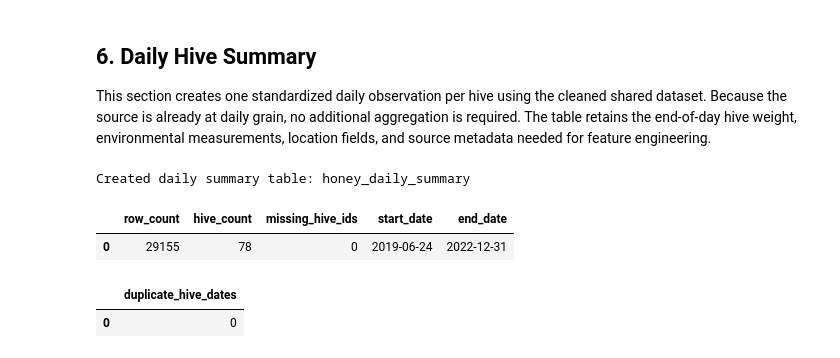
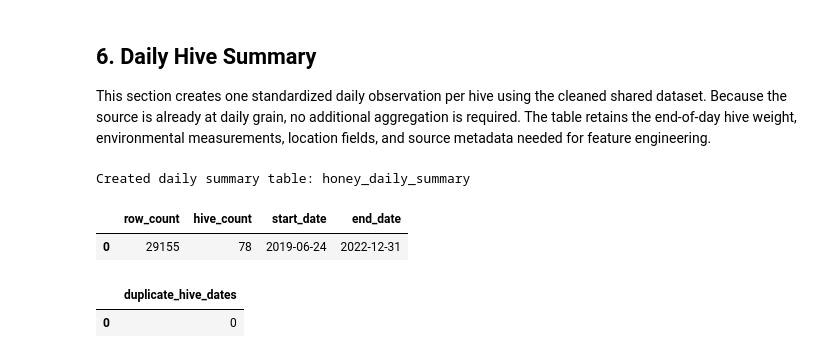
Before and after one commit to stephfn/honey-yield-predictive-model, a Jupyter notebook: Stephanie_Work/Honey_Project_Pipeline.ipynb, the cells around one changed output. Saved outputs shown, nothing was run; the diff lists cells and outputs as text; code cells hidden in the pictures.

```diff
--- a/Stephanie_Work/Honey_Project_Pipeline.ipynb
+++ b/Stephanie_Work/Honey_Project_Pipeline.ipynb
@@ -430,20 +421,19 @@ print("Created daily summary table: honey_daily_summary")
 # %% [output]
 Created daily summary table: honey_daily_summary
 # %%
-summary_check = con.execute("""
+daily_summary = con.execute("""
 SELECT
     COUNT(*) AS row_count,
     COUNT(DISTINCT hive_id) AS hive_count,
-    COUNT(*) - COUNT(hive_id) AS missing_hive_ids,
     MIN(measurement_date) AS start_date,
     MAX(measurement_date) AS end_date
-FROM honey_daily_summary
+FROM honey_daily_summary;
 """).df()
 
-summary_check
+daily_summary
 # %% [output]
-|  | row_count | hive_count | missing_hive_ids | start_date | end_date |
-| 0 | 29155 | 78 | 0 | 2019-06-24 | 2022-12-31 |
+|  | row_count | hive_count | start_date | end_date |
+| 0 | 29155 | 78 | 2019-06-24 | 2022-12-31 |
 # %%
 con.execute("""
 SELECT COUNT(*) AS duplicate_hive_dates
```
Also changed, not shown: parts of 17 cells of this notebook.
